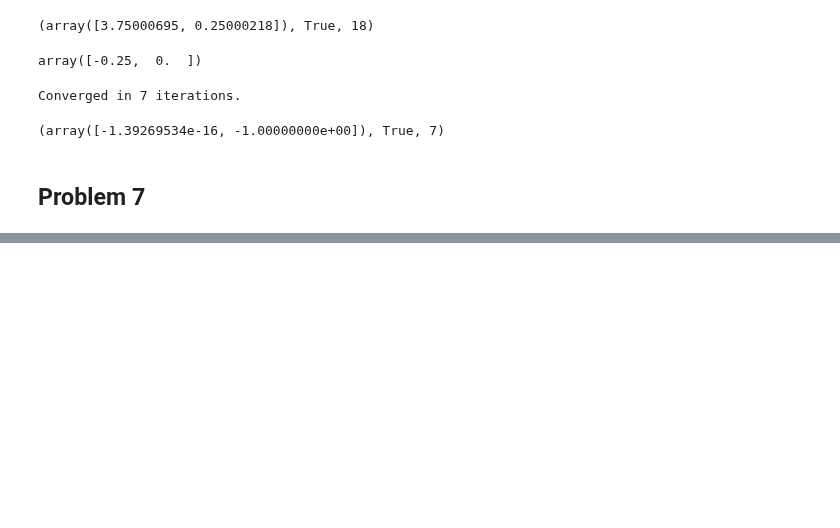
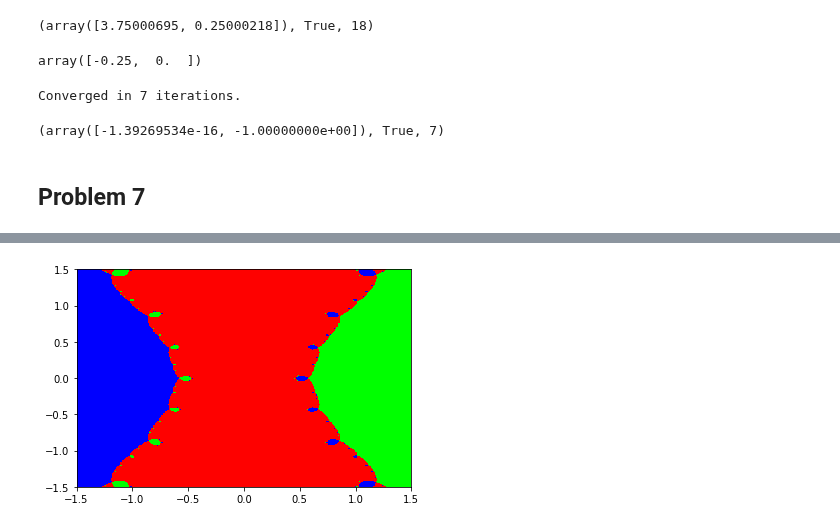
Before and after one commit to natashawatkins/BootCamp2018, a Jupyter notebook: Probsets/Comp/Probset6/newton.ipynb, the cells around one changed output, grey strips where cells are left out. Drawn from its saved outputs; the diff is of its cells as text; code cells hidden in the pictures; blank space fills up the shorter version.

```diff
--- a/Probsets/Comp/Probset6/newton.ipynb
+++ b/Probsets/Comp/Probset6/newton.ipynb
@@ -229,0 +263,7 @@ def basins(f, f_prime, zeros, r_min, r_max,
+# %%
+g = lambda x: x**3 - x
+g_prime = lambda x: 3 * x**2 - 1
+zeros = np.array([-1, 0, 1])
+basins(g, g_prime, zeros, -1.5, 1.5, -1.5, 1.5, 500, 50)
+# %% [output]
+[figure, added]
```
Also changed, not shown: parts of 3 cells of this notebook.
